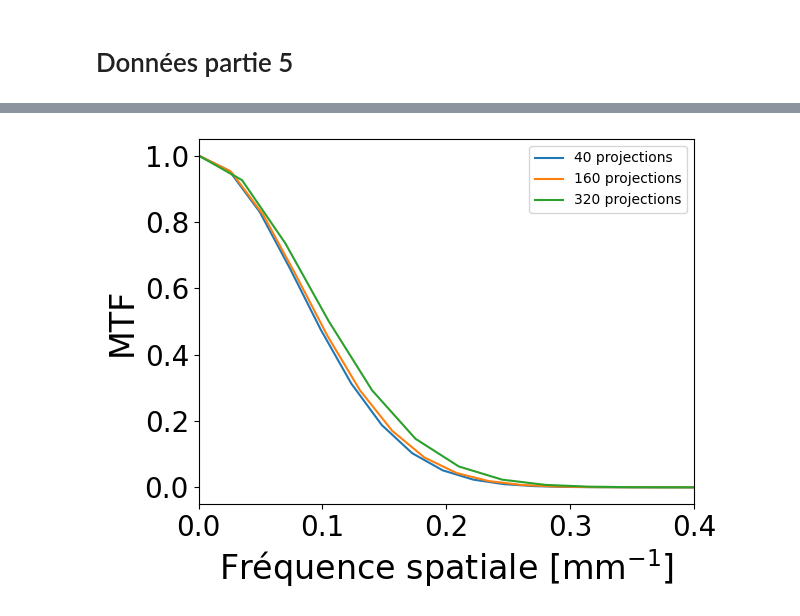
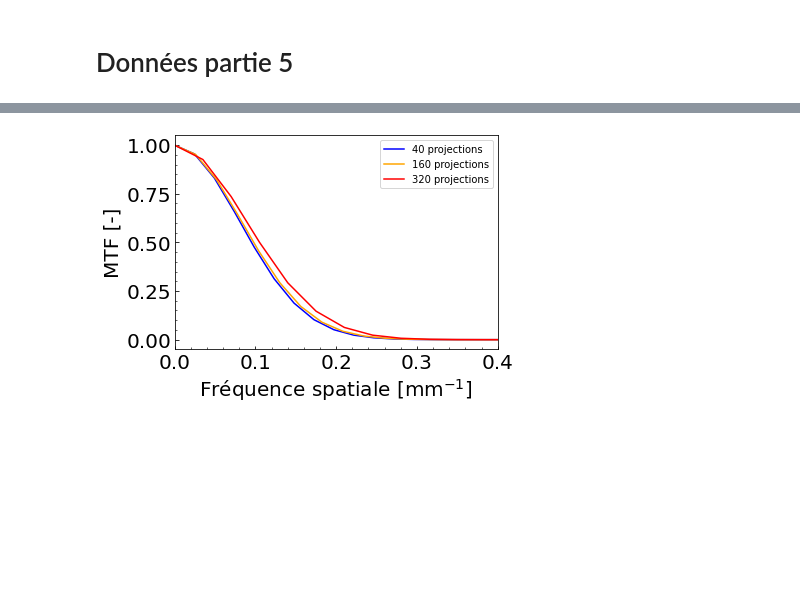
Before and after one commit to felixantoine1/labV_projet, a Jupyter notebook: analyse_partie5.ipynb, the cells around one changed output, grey strips where cells are left out. Drawn from its saved outputs; the diff is of its cells as text; code cells hidden in the pictures; blank space fills up the shorter version.

```diff
--- a/analyse_partie5.ipynb
+++ b/analyse_partie5.ipynb
@@ -235,21 +237,23 @@ plt.show()
 # %%
 (freq_40, mtf_40) = analyze_edge('partie 5/3d_040_025_milieu.csv', 0.25)
 (freq_160, mtf_160) = analyze_edge('partie 5/3d_160_025_milieu.csv', 0.25)
 (freq_320, mtf_320) = analyze_edge('partie 5/3d_320_025_milieu.csv', 0.25)
 
 plt.figure()
-plt.plot(freq_40, mtf_40, label='40 projections')
-plt.plot(freq_160, mtf_160, label='160 projections')
-plt.plot(freq_320, mtf_320, label='320 projections')
+plt.plot(freq_40, mtf_40, color="blue", label='40 projections')
+plt.plot(freq_160, mtf_160, color="orange", label='160 projections')
+plt.plot(freq_320, mtf_320, color="red", label='320 projections')
 plt.xlim(0, 0.4)
-plt.xlabel("Fréquence spatiale [mm$^{-1}$]", fontsize=24)
-plt.ylabel("MTF", fontsize=24)
-plt.tick_params(labelsize=20)
+plt.ylabel("MTF [-]", fontsize=20)
+plt.xlabel("Fréquence spatiale [mm$^{-1}$]", fontsize=20)
+plt.legend(frameon=False)
+plt.tick_params(axis='both', which='both', direction='in', labelsize=20)
+plt.minorticks_on()
 plt.tight_layout()
 plt.legend()
 plt.show()
 # %% [output]
-[figure, old version]
+[figure, new version]
 # %%
 (freq_025, mtf_025) = analyze_edge('partie 5/3d_320_025_milieu.csv', 0.25)
 (freq_050, mtf_050) = analyze_edge('partie 5/3d_320_050_milieu.csv', 0.50)
```
Also changed, not shown: parts of 3 cells of this notebook, 2 other files.
